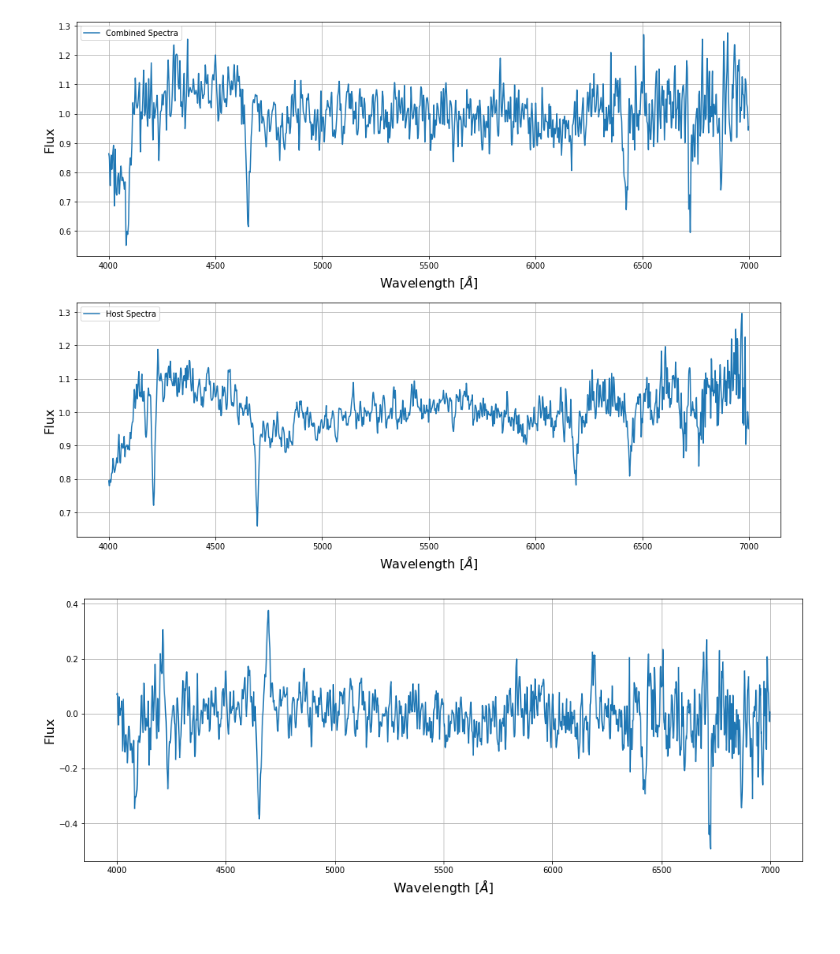
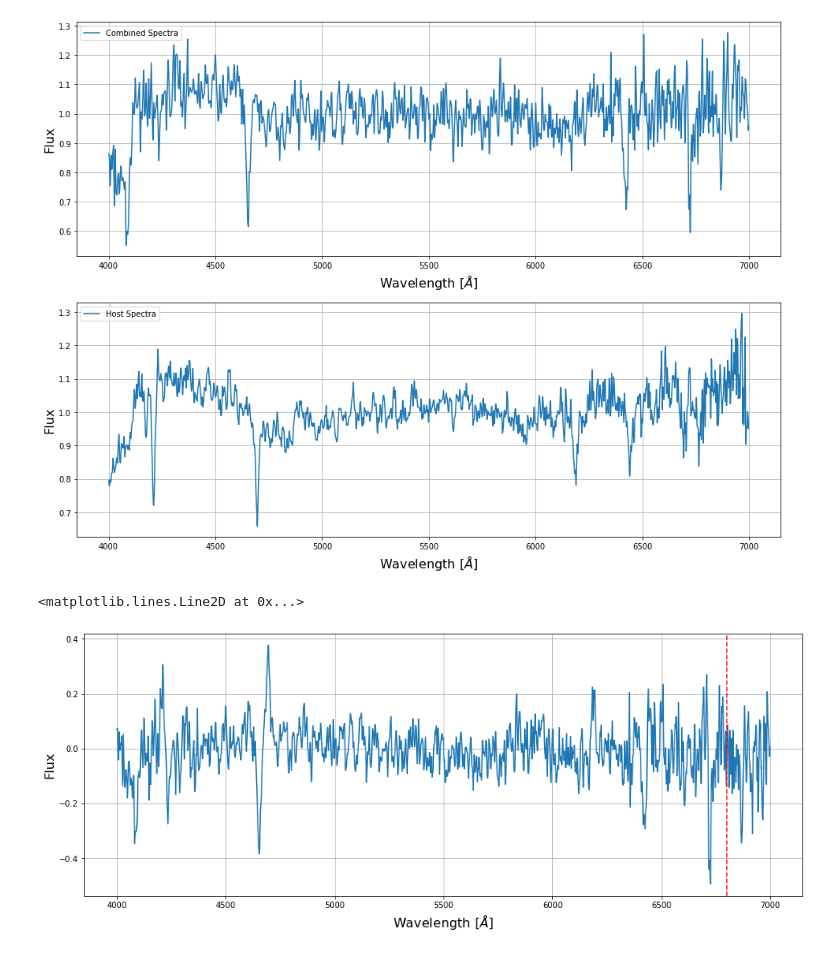
Before and after one commit to noahfranz13/ExoSpec, a Jupyter notebook: transitAnalysis.ipynb, the cells around one changed output. Saved outputs shown, nothing was run; the diff lists cells and outputs as text; code cells hidden in the pictures.

```diff
--- a/transitAnalysis.ipynb
+++ b/transitAnalysis.ipynb
@@ -32,11 +32,13 @@ ax2.legend();
 # %%
 exoFlux = combSpec.flux - hostSpec.flux
 wave = combSpec.wave
 
 fig, ax = plt.subplots(figsize=(16,6))
 ax.plot(wave, exoFlux)
 ax.set_xlabel('Wavelength [$\AA$]', fontsize=16)
 ax.set_ylabel('Flux', fontsize=16)
 ax.grid()
+ax.axvline(6800, color='r', linestyle='--')
 # %% [output]
+<matplotlib.lines.Line2D at 0x...>
-[figure, old version]
+[figure, new version]
```
